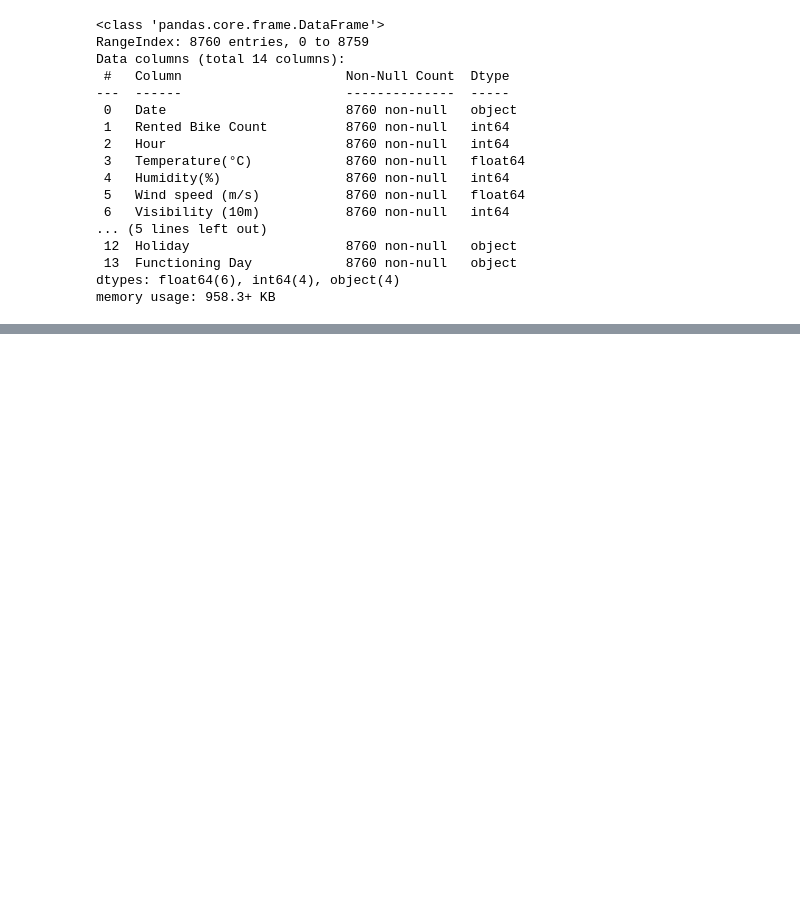
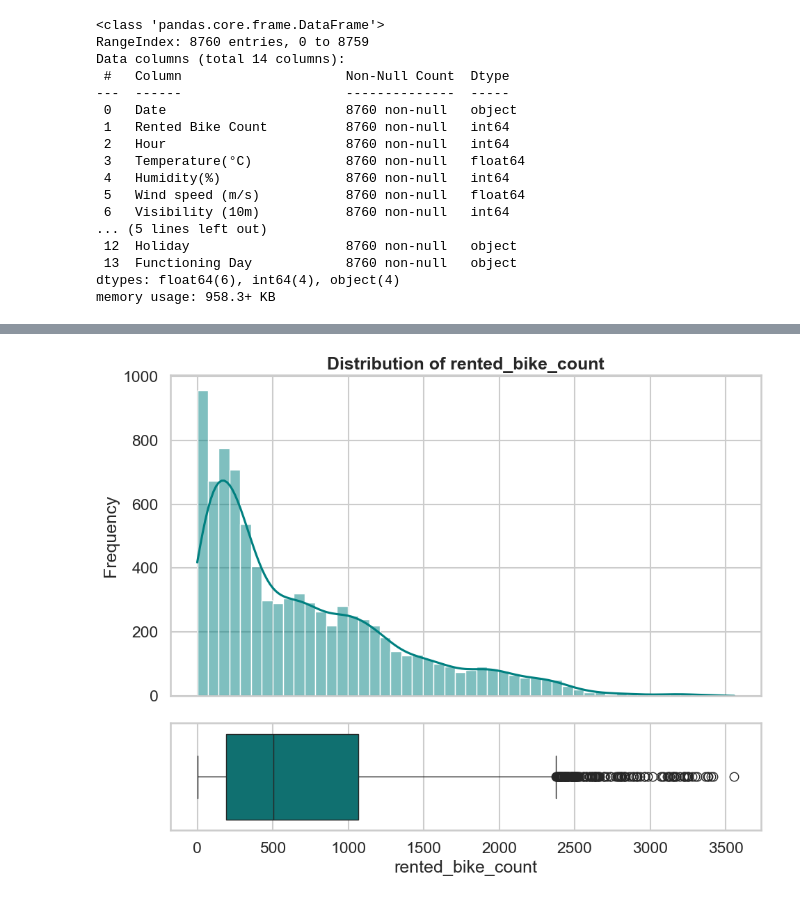
Before and after one commit to phyyl673/d100_d400_code_1149Z, a Jupyter notebook: notebooks/eda_cleaning.ipynb, the cells around one changed output, grey strips where cells are left out. Cells and saved outputs as stored; diff of their text form; code cells hidden in the pictures; blank space fills up the shorter version.

```diff
--- a/notebooks/eda_cleaning.ipynb
+++ b/notebooks/eda_cleaning.ipynb
@@ -139,0 +151,9 @@ memory usage: 779.0 KB
+# %%
+
+# Target distribution
+from bike_demand.plotting import plot_target_distribution
+
+plot_target_distribution(df_clean, target_col="rented_bike_count")
+plt.show()
+# %% [output]
+[figure, added]
```
Also changed, not shown: parts of 36 cells of this notebook, 26 other files.
